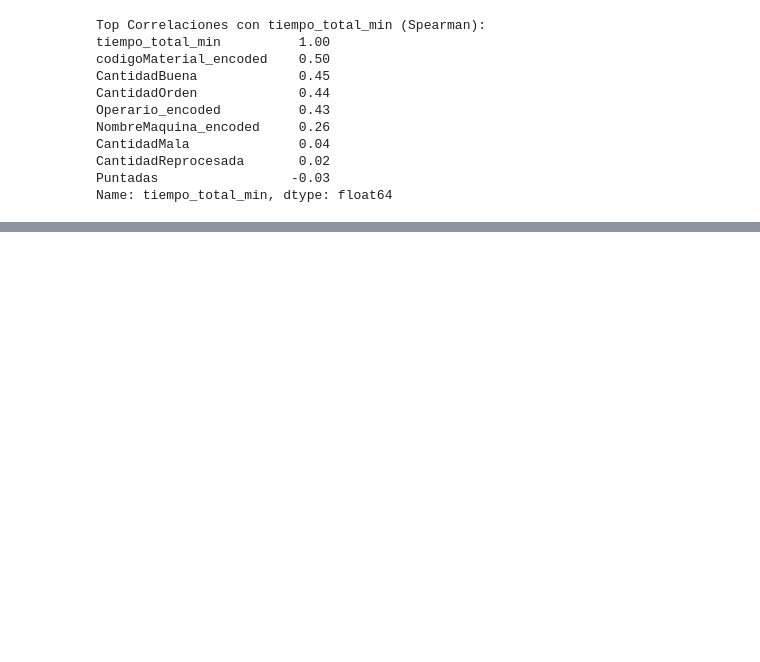
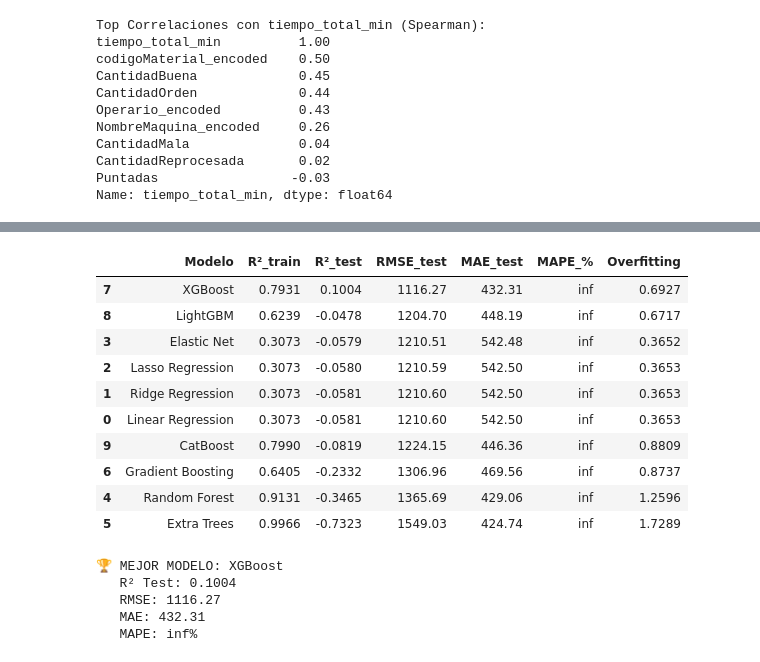
Before and after one commit to Henao13/Data-SciencePI, a Jupyter notebook: eda_incial (1).ipynb, the cells around one changed output, grey strips where cells are left out. Drawn from its saved outputs; the diff is of its cells as text; code cells hidden in the pictures; blank space fills up the shorter version.

Commit message:
entrenamiento de modelos

```diff
--- a/eda_incial (1).ipynb
+++ b/eda_incial (1).ipynb
@@ -1872,0 +1961,53 @@ Name: tiempo_total_min, dtype: float64
+# %%
+# Entrenar y evaluar cada modelo
+results_list = []
+
+print("🚀 Entrenando modelos...")
+print("=" * 70)
+
+for name, model in models.items():
+    print(f"  {name:25s}", end="", flush=True)
+
+    try:
+        # Entrenar modelo
+        model.fit(X_train, y_train)
+
+        # Evaluar modelo
+        results, predictions = evaluate_model(model, X_train, y_train, X_test, y_test, name)
+        results_list.append(results)
+
+        print(f" ✅ R² Test: {results['R²_test']:7.4f} | RMSE: {results['RMSE_test']:8.2f}")
+
+    except Exception as e:
+        print(f" ❌ Error: {str(e)[:40]}")
+        continue
+
+# Crear DataFrame con resultados
+results_df = pd.DataFrame(results_list)
+results_df = results_df.sort_values('R²_test', ascending=False)
+
+print("\n" + "=" * 70)
+print("📊 COMPARACIÓN DE MODELOS (Ordenados por R² en Test)")
+print("=" * 70)
+
+# Mostrar tabla con colores
+display(results_df[['Modelo', 'R²_train', 'R²_test', 'RMSE_test', 'MAE_test', 'MAPE_%', 'Overfitting']].style
+    .format({
+        'R²_train': '{:.4f}',
+        'R²_test': '{:.4f}',
+        'RMSE_test': '{:.2f}',
+        'MAE_test': '{:.2f}',
+        'MAPE_%': '{:.2f}',
+        'Overfitting': '{:.4f}'
+    })
+    .background_gradient(subset=['R²_test'], cmap='RdYlGn', vmin=0, vmax=1)
+    .background_gradient(subset=['RMSE_test', 'MAE_test'], cmap='RdYlGn_r')
+)
+
+# Resumen
+print(f"\n🏆 MEJOR MODELO: {results_df.iloc[0]['Modelo']}")
+print(f"   R² Test: {results_df.iloc[0]['R²_test']:.4f}")
+print(f"   RMSE: {results_df.iloc[0]['RMSE_test']:.2f}")
+print(f"   MAE: {results_df.iloc[0]['MAE_test']:.2f}")
+print(f"   MAPE: {results_df.iloc[0]['MAPE_%']:.2f}%")
+# %% [output]
@@ -1872,0 +2031,16 @@ Name: tiempo_total_min, dtype: float64
+|  | Modelo | R²_train | R²_test | RMSE_test | MAE_test | MAPE_% | Overfitting |
+| 7 | XGBoost | 0.7931 | 0.1004 | 1116.27 | 432.31 | inf | 0.6927 |
+| 8 | LightGBM | 0.6239 | -0.0478 | 1204.70 | 448.19 | inf | 0.6717 |
+| 3 | Elastic Net | 0.3073 | -0.0579 | 1210.51 | 542.48 | inf | 0.3652 |
+| 2 | Lasso Regression | 0.3073 | -0.0580 | 1210.59 | 542.50 | inf | 0.3653 |
+| 1 | Ridge Regression | 0.3073 | -0.0581 | 1210.60 | 542.50 | inf | 0.3653 |
+| 0 | Linear Regression | 0.3073 | -0.0581 | 1210.60 | 542.50 | inf | 0.3653 |
+| 9 | CatBoost | 0.7990 | -0.0819 | 1224.15 | 446.36 | inf | 0.8809 |
+| 6 | Gradient Boosting | 0.6405 | -0.2332 | 1306.96 | 469.56 | inf | 0.8737 |
+| 4 | Random Forest | 0.9131 | -0.3465 | 1365.69 | 429.06 | inf | 1.2596 |
+| 5 | Extra Trees | 0.9966 | -0.7323 | 1549.03 | 424.74 | inf | 1.7289 |
+🏆 MEJOR MODELO: XGBoost
+   R² Test: 0.1004
+   RMSE: 1116.27
+   MAE: 432.31
+   MAPE: inf%
```
Also changed, not shown: parts of 32 cells of this notebook, 1 other file.
